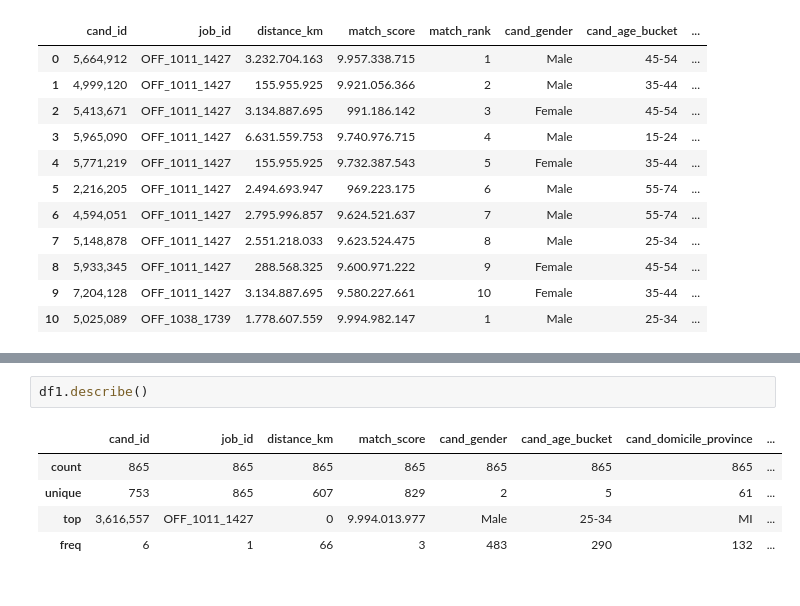
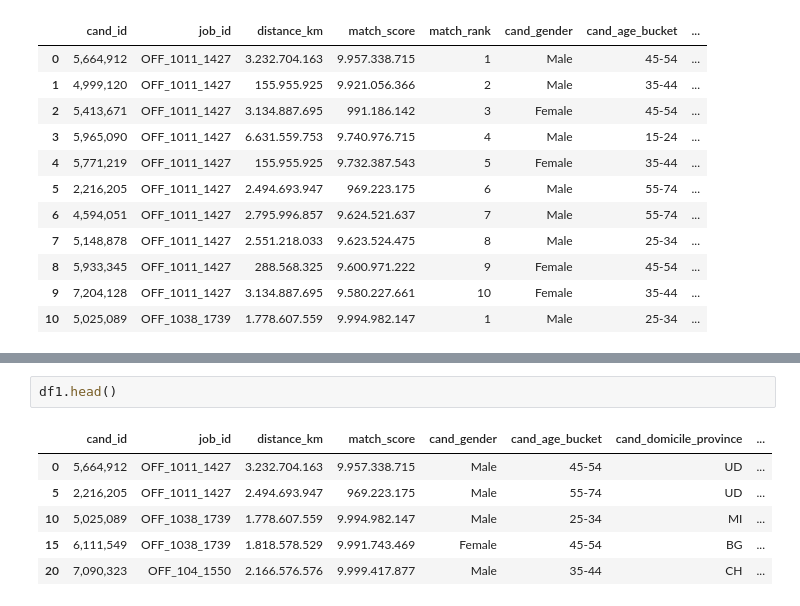
Before and after one commit to kor80/Fair-Candidate-Screening-System, a Jupyter notebook: main.ipynb, the cells around one changed output, grey strips where cells are left out. Saved outputs shown, nothing was run; the diff lists cells and outputs as text.

```diff
--- a/main.ipynb
+++ b/main.ipynb
@@ -42,8 +64,9 @@ See the caveats in the documentation: https://pandas.pydata.org/pandas-docs/stab
-# %%
-df1.describe()
-# %% [output]
-|  | cand_id | job_id | distance_km | match_score | cand_gender | cand_age_bucket | cand_domicile_province | ... |
-| count | 865 | 865 | 865 | 865 | 865 | 865 | 865 | ... |
-| unique | 753 | 865 | 607 | 829 | 2 | 5 | 61 | ... |
-| top | 3,616,557 | OFF_1011_1427 | 0 | 9.994.013.977 | Male | 25-34 | MI | ... |
-| freq | 6 | 1 | 66 | 3 | 483 | 290 | 132 | ... |
+# %%
+df1.head()
+# %% [output]
+|  | cand_id | job_id | distance_km | match_score | cand_gender | cand_age_bucket | cand_domicile_province | ... |
+| 0 | 5,664,912 | OFF_1011_1427 | 3.232.704.163 | 9.957.338.715 | Male | 45-54 | UD | ... |
+| 5 | 2,216,205 | OFF_1011_1427 | 2.494.693.947 | 969.223.175 | Male | 55-74 | UD | ... |
+| 10 | 5,025,089 | OFF_1038_1739 | 1.778.607.559 | 9.994.982.147 | Male | 25-34 | MI | ... |
+| 15 | 6,111,549 | OFF_1038_1739 | 1.818.578.529 | 9.991.743.469 | Female | 45-54 | BG | ... |
+| 20 | 7,090,323 | OFF_104_1550 | 2.166.576.576 | 9.999.417.877 | Male | 35-44 | CH | ... |
```
Also changed, not shown: parts of 37 cells of this notebook.
